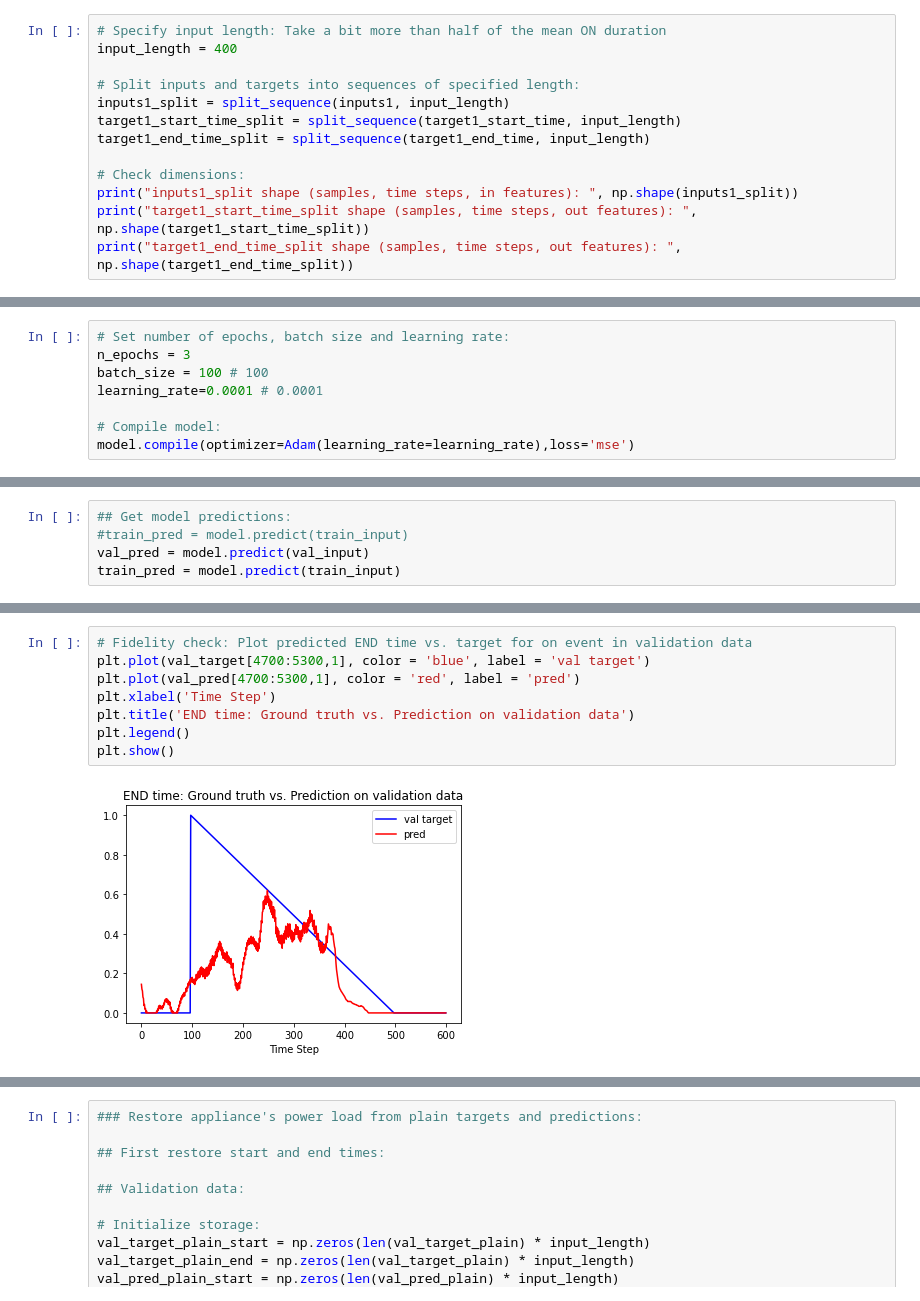
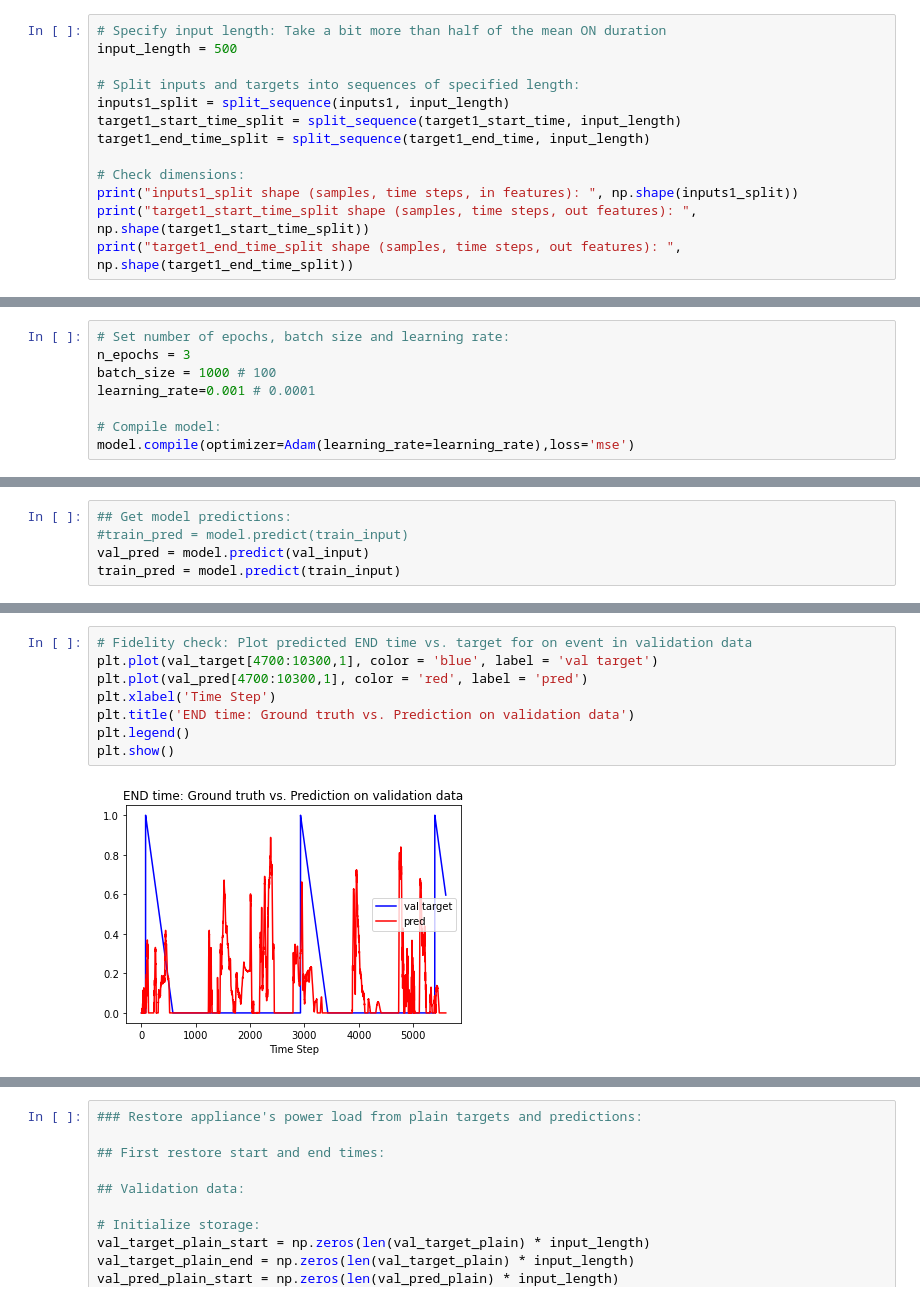
Before and after one commit to MarcoLandtHayen/NILM_NonIntrusiveLoadMonitoring, a Jupyter notebook: notebooks/04b_NILM_RAEdataset_CNN_Fridge.ipynb, the cells around one changed output, grey strips where cells are left out. Saved outputs shown, nothing was run; the diff lists cells and outputs as text.

```diff
--- a/notebooks/04b_NILM_RAEdataset_CNN_Fridge.ipynb
+++ b/notebooks/04b_NILM_RAEdataset_CNN_Fridge.ipynb
@@ -407,7 +409,7 @@ def split_sequence(sequence, n_steps):
     return np.array(X)
 # %%
 # Specify input length: Take a bit more than half of the mean ON duration
-input_length = 400
+input_length = 500
 
 # Split inputs and targets into sequences of specified length:
 inputs1_split = split_sequence(inputs1, input_length)
@@ -560,8 +560,8 @@ To enable them in other operations, rebuild TensorFlow with the appropriate comp
 # %%
 # Set number of epochs, batch size and learning rate:
 n_epochs = 3
-batch_size = 100 # 100
-learning_rate=0.0001 # 0.0001
+batch_size = 1000 # 100
+learning_rate=0.001 # 0.0001
 
 # Compile model:
 model.compile(optimizer=Adam(learning_rate=learning_rate),loss='mse')
@@ -614,13 +613,13 @@ plt.show()
 # %%
 # Fidelity check: Plot predicted END time vs. target for on event in validation data
-plt.plot(val_target[4700:5300,1], color = 'blue', label = 'val target')
-plt.plot(val_pred[4700:5300,1], color = 'red', label = 'pred')
+plt.plot(val_target[4700:10300,1], color = 'blue', label = 'val target')
+plt.plot(val_pred[4700:10300,1], color = 'red', label = 'pred')
 plt.xlabel('Time Step')
 plt.title('END time: Ground truth vs. Prediction on validation data')
 plt.legend()
 plt.show()
 # %% [output]
-[figure, old version]
+[figure, new version]
 # %%
 # Fidelity check: Plot predicted START time vs. target for on event in TRAIN data
 plt.plot(train_target[1200:2000,0], color = 'blue', label = 'train target')
```
Also changed, not shown: parts of 15 cells of this notebook, 3 other files.
